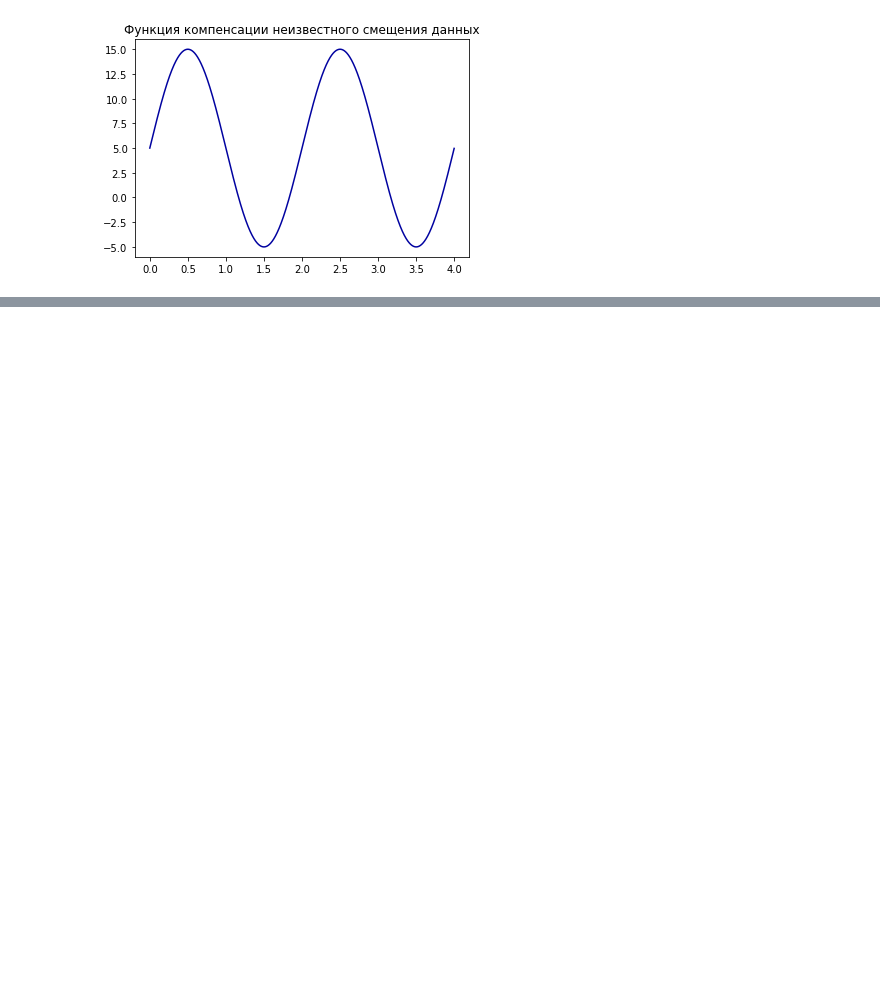
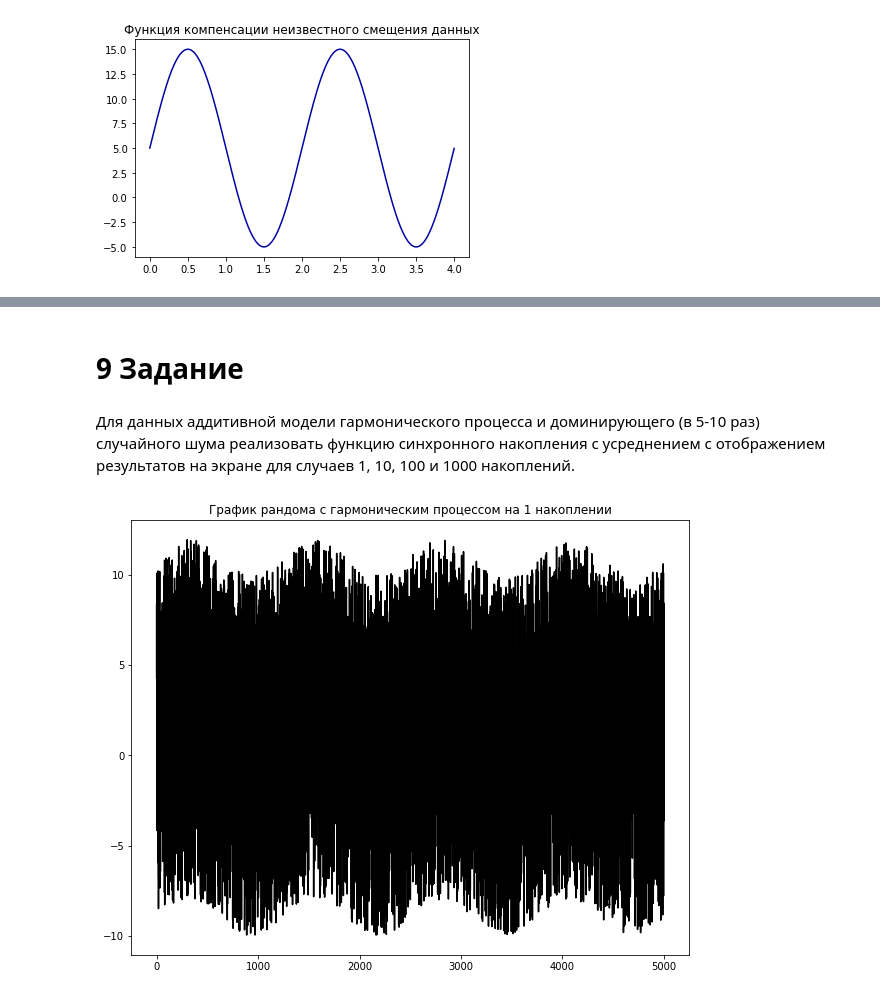
Before and after one commit to anasatasiyazyamzina/DataManipulation2021, a Jupyter notebook: Tasks for DataManipulation.ipynb, the cells around one changed output, grey strips where cells are left out. Drawn from its saved outputs; the diff is of its cells as text; code cells hidden in the pictures; blank space fills up the shorter version.

```diff
--- a/Tasks for DataManipulation.ipynb
+++ b/Tasks for DataManipulation.ipynb
@@ -688,0 +854,37 @@ plt.show()
+# %% [markdown]
+# 9 Задание
+# %% [markdown]
+Для данных аддитивной модели гармонического процесса и
+доминирующего (в 5-10 раз) случайного шума реализовать функцию
+синхронного накопления с усреднением с отображением результатов на
+экране для случаев 1, 10, 100 и 1000 накоплений.
+# %%
+N = 5000
+f=4
+t=1/(f*32)
+t=0.0002
+T=t*1000
+fir=lambda x: 1*np.sin(2*np.pi*f*x*t)
+fun=bias_lambda(fir,1,N)
+sec=randomX(-10,10,N,1)
+fun= sum_graphs(fun,sec)
+
+for j in range(1):
+    num=1
+    resRan=[0]*N
+    res=[0]*N
+    for i in range(num):
+        fir=lambda x: 1*np.sin(2*np.pi*f*x*t)
+        fun=bias_lambda(fir,1,N)
+        sec=randomX(-10,10,N,1)
+        resRan=sum_graphs(sec,resRan)
+        fun= sum_graphs(fun,sec)
+        res=sum_graphs(res,fun)
+    resRan=multiplication_graphs(resRan,[1/num]*N)
+    res=multiplication_graphs(res,[1/num]*N)
+    x = np.arange(0.0, 1,0.001)
+    plt.figure(figsize=(10, 8))
+    plt.plot(res,color='black')
+    plt.title("График рандома с гармоническим процессом на "+str(num)+" накоплении")
+# %% [output]
+[figure, added]
```
Also changed, not shown: parts of 24 cells of this notebook, 1 other file.
